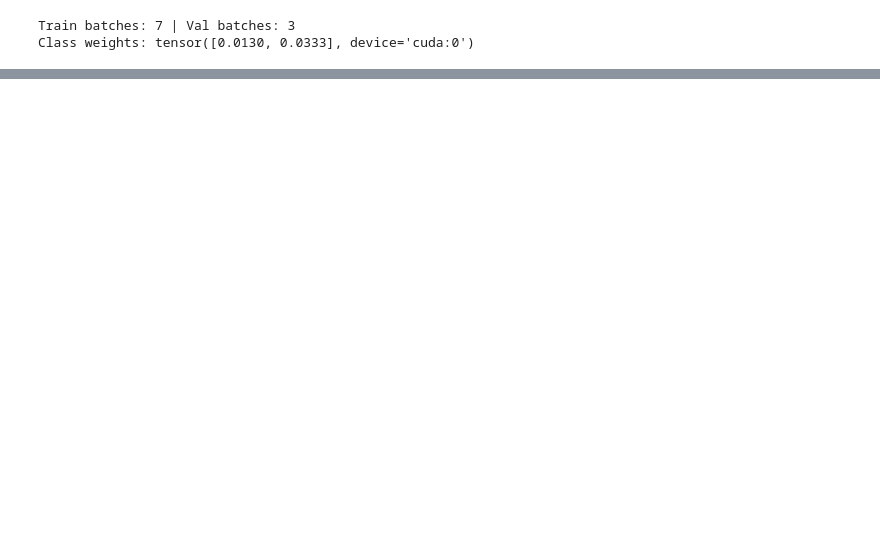
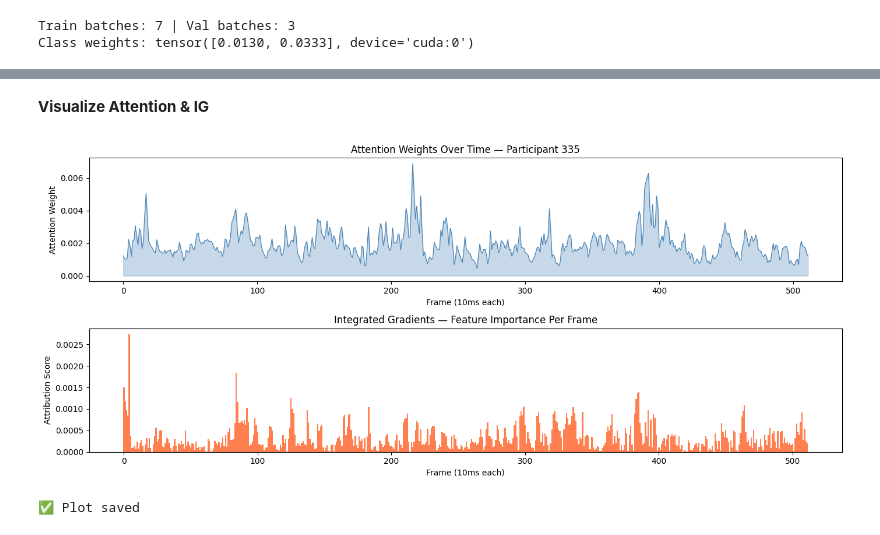
Before and after one commit to gaurkumarsoni/Mental-Health-AI, a Jupyter notebook: mental-health-ai.ipynb, the cells around one changed output, grey strips where cells are left out. Drawn from its saved outputs; the diff is of its cells as text; code cells hidden in the pictures; blank space fills up the shorter version.

Commit message:
Kaggle Notebook | mental-health-ai | Fix: Overfitting, Add: Evaluation, Visualization.

```diff
--- a/mental-health-ai.ipynb
+++ b/mental-health-ai.ipynb
@@ -243,7 +251,15 @@ class AudioTransformer(nn.Module):
         return logits
 
 
-model = AudioTransformer().to(DEVICE)
-print(model)
-print(f"\nTotal parameters: {sum(p.numel() for p in model.parameters()):,}")
+# Reinitialize model with stronger regularization
+model = AudioTransformer(
+    input_dim=79,
+    d_model=128,
+    nhead=4,
+    num_layers=2,
+    num_classes=2,
+    dropout=0.4       # increased from 0.3
+).to(DEVICE)
+
+print(f"Total parameters: {sum(p.numel() for p in model.parameters()):,}")
 # %% [output]
@@ -355,0 +432,34 @@ Fix — Add Early Stopping + More Regularization
+# %% [markdown]
+ **Visualize Attention & IG**
+# %%
+import matplotlib.pyplot as plt
+
+# Get attention weights for same sample
+with torch.no_grad():
+    _, attn_weights = model(sample_input, return_attention=True)
+
+attn = attn_weights.squeeze(0).cpu().numpy()  # [512]
+
+fig, axes = plt.subplots(2, 1, figsize=(14, 6))
+
+# Attention weights
+axes[0].plot(attn, color='steelblue', linewidth=0.8)
+axes[0].fill_between(range(len(attn)), attn, alpha=0.3, color='steelblue')
+axes[0].set_title(f'Attention Weights Over Time — Participant {val_ids[sample_idx]}')
+axes[0].set_xlabel('Frame (10ms each)')
+axes[0].set_ylabel('Attention Weight')
+
+# Integrated Gradients
+ig_abs = np.abs(frame_importance)
+axes[1].bar(range(len(ig_abs)), ig_abs, color='coral', width=1.0)
+axes[1].set_title('Integrated Gradients — Feature Importance Per Frame')
+axes[1].set_xlabel('Frame (10ms each)')
+axes[1].set_ylabel('Attribution Score')
+
+plt.tight_layout()
+plt.savefig('/kaggle/working/audio_explainability.png', dpi=150)
+plt.show()
+print("✅ Plot saved")
+# %% [output]
+[figure, added]
+✅ Plot saved
```
Also changed, not shown: parts of 12 cells of this notebook.
